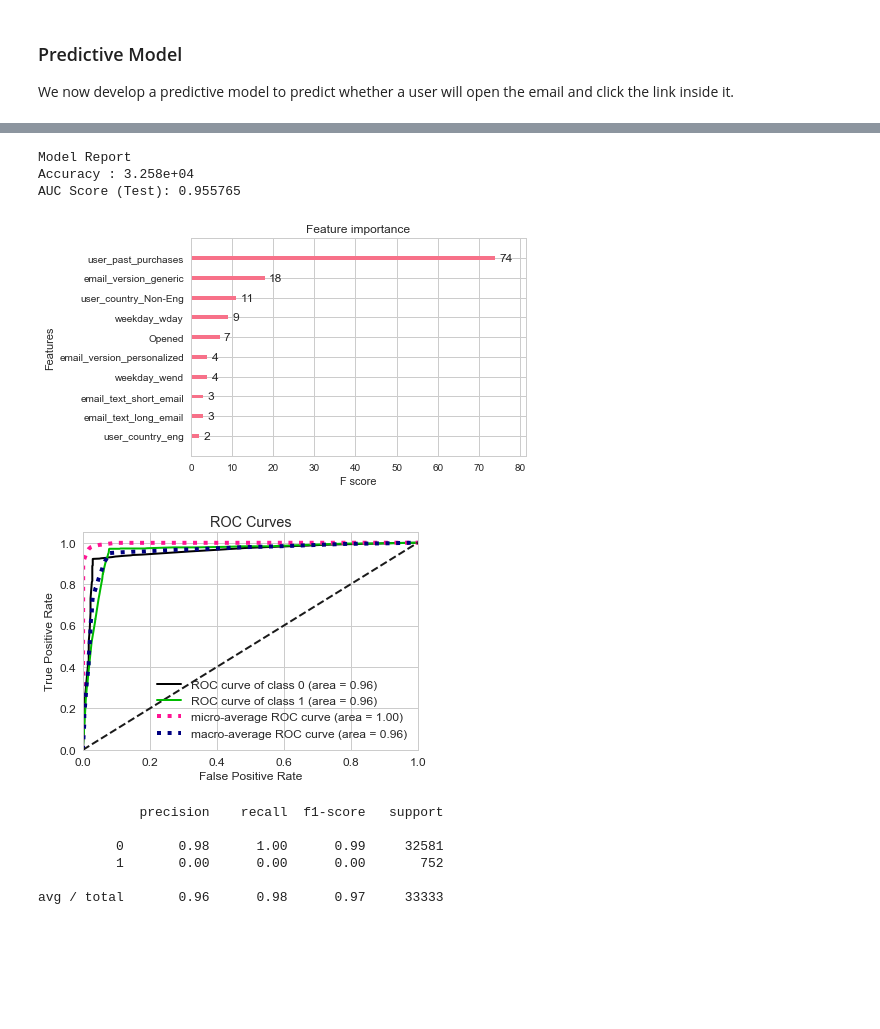
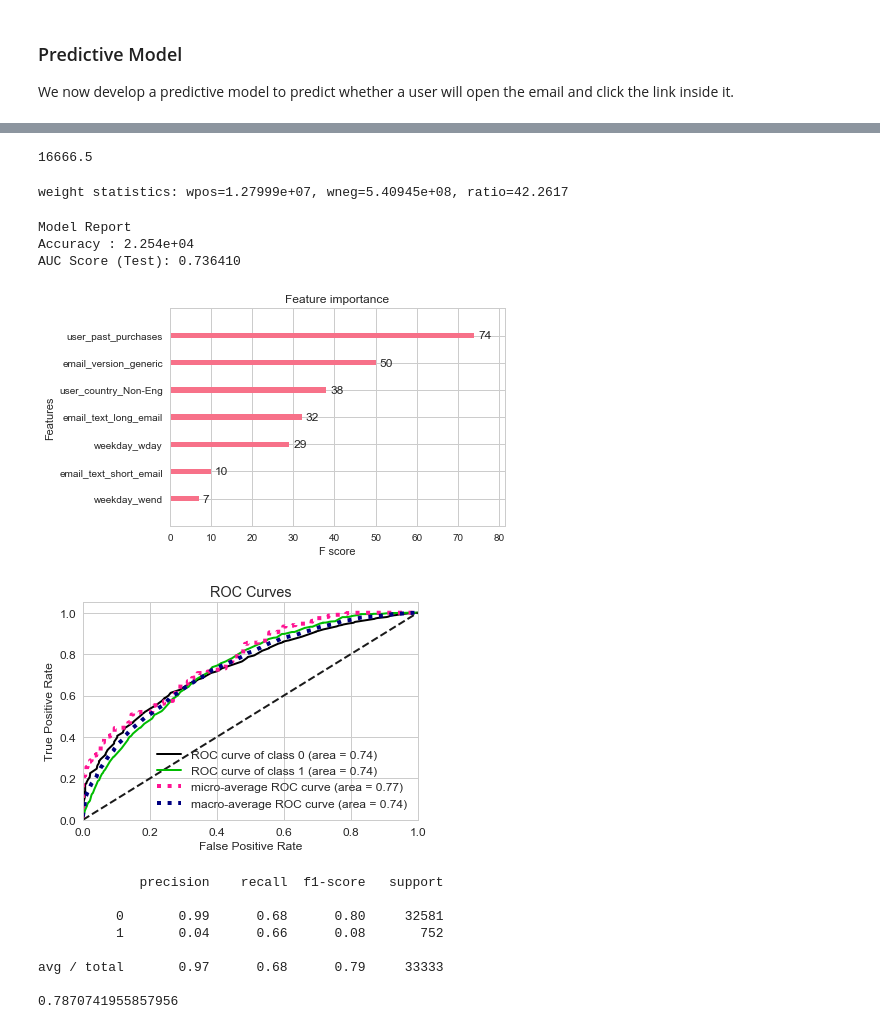
Before and after one commit to dipalira/DS-Challenges, a Jupyter notebook: Email Campaign/Email Marketing Challenge.ipynb, the cells around one changed output, grey strips where cells are left out. Saved outputs shown, nothing was run; the diff lists cells and outputs as text; code cells hidden in the pictures; blank space fills up the shorter version.

```diff
--- a/Email Campaign/Email Marketing Challenge.ipynb
+++ b/Email Campaign/Email Marketing Challenge.ipynb
@@ -246,6 +310,3 @@ data.head()
-# %%
-y = (data.Clicked == 1.0).astype(int)
-data = data.drop("Clicked",axis = 1)
 # %%
 seed = 4999
 # split for training and testing
@@ -259,14 +320,31 @@ Test set shape: (33333, 10), positive ratio=0.023
+# %%
+# rescale weight to make it same as test set
+weight = Xtrain.iloc[:,8] * float(len(Xtest)) / 2
+label = [1.0,0.0]
+weight = weight.reset_index(drop=True)
+ytrain = ytrain.reset_index(drop=True)
+# %%
+weight[1]
+# %% [output]
+16666.5
+# %%
+sum_wpos = sum( weight[i] for i in range(len(ytrain)) if ytrain[i] == 1.0  )
+sum_wneg = sum( weight[i] for i in range(len(ytrain)) if ytrain[i] == 0 )
+# print weight statistics
+print ('weight statistics: wpos=%g, wneg=%g, ratio=%g' % ( sum_wpos, sum_wneg, sum_wneg/sum_wpos ))
+# %% [output]
+weight statistics: wpos=1.27999e+07, wneg=5.40945e+08, ratio=42.2617
 # %%
 import xgboost as xgb
 from xgboost.sklearn import XGBClassifier
 from sklearn import cross_validation, metrics
 # %%
-def modelfit(alg, dtrain,y,dtest,y_test ,useTrainCV=True, cv_folds=5, early_stopping_rounds=50):
-
+def modelfit(alg, dtrain,y,dtest,y_test ,weight,sum_wneg,sum_wpos, useTrainCV=True, cv_folds=5, early_stopping_rounds=50):
+    # scale weight of positive examples
     if useTrainCV:
         xgb_param = alg.get_xgb_params()
-        xgtrain = xgb.DMatrix(dtrain.values, label=y.values)
-        cvresult = xgb.cv(xgb_param, xgtrain, num_boost_round=alg.get_params()['n_estimators'], nfold=cv_folds,
+        xgtrain = xgb.DMatrix(dtrain.values, label=y.values,weight = weight,missing = -999.0)
+        cvresult = xgb.cv(xgb_param, xgtrain, nfold=cv_folds,
             metrics='auc', early_stopping_rounds=early_stopping_rounds)
         alg.set_params(n_estimators=cvresult.shape[0])
 
@@ -288,29 +366,31 @@ def modelfit(alg, dtrain,y,dtest,y_test ,useTrainCV=True, cv_folds=5, early_stop
     import matplotlib.pyplot as plt
     skplt.metrics.plot_roc_curve(y_test, alg.predict_proba(dtest))
     plt.show()
-    print( classification_report(y_test.values,dtest_predictions.round()))
-
-    return alg
+    print(classification_report(y_test.values,dtest_predictions.round()))
+    print(f1_score(y_test.values, dtest_predictions.round(), average='weighted', labels=np.unique(dtest_predictions.round())))
+    return alg,dtest_predictions,dtest_predprob
 # %%
 xgb1 = XGBClassifier(learning_rate =0.1,
- n_estimators=1000,
  max_depth=5,
  min_child_weight=1,
- gamma=0,
+early_stopping_rounds = 30,
+ gamma=0,scale_pos_weight =  sum_wneg/sum_wpos,
  subsample=0.8,
  colsample_bytree=0.8,
  objective= 'binary:logistic',
  nthread=4,)
-fit_model = modelfit(xgb1, Xtrain,ytrain,Xtest, ytest)
+fit_model,presictions, pred_probab = modelfit(xgb1, Xtrain,ytrain,Xtest, ytest,weight,sum_wneg,sum_wpos)
 # %% [output]
 Model Report
-Accuracy : 3.258e+04
-AUC Score (Test): 0.955765
+Accuracy : 2.254e+04
+AUC Score (Test): 0.736410
-[figure, old version]
+[figure, new version]
-[figure, old version]
+[figure, new version]
              precision    recall  f1-score   support
 
-          0       0.98      1.00      0.99     32581
-          1       0.00      0.00      0.00       752
+          0       0.99      0.68      0.80     32581
+          1       0.04      0.66      0.08       752
 
-avg / total       0.96      0.98      0.97     33333
+avg / total       0.97      0.68      0.79     33333
+
+0.7870741955857956
```
Also changed, not shown: parts of 18 cells of this notebook.
